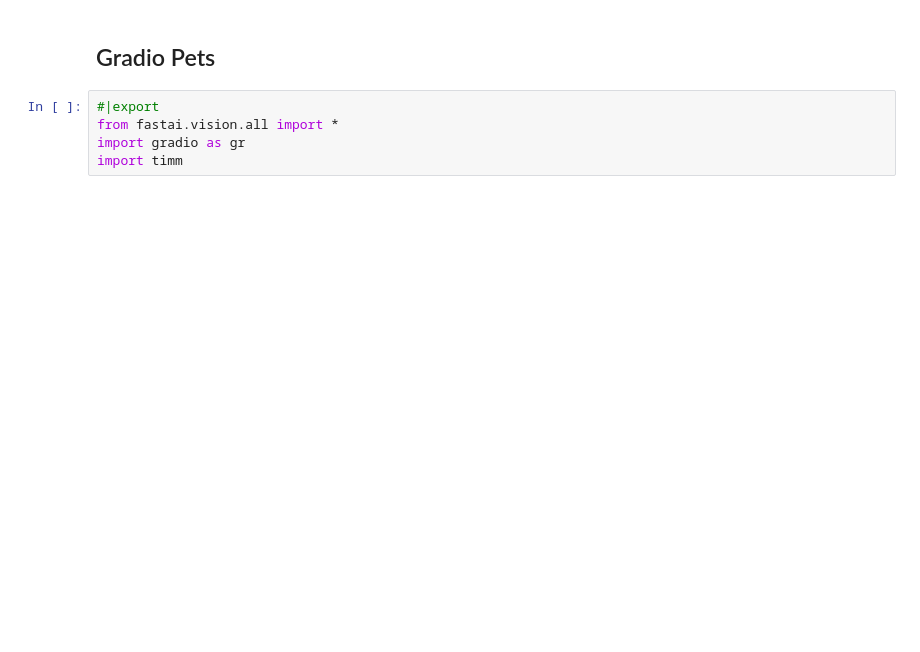
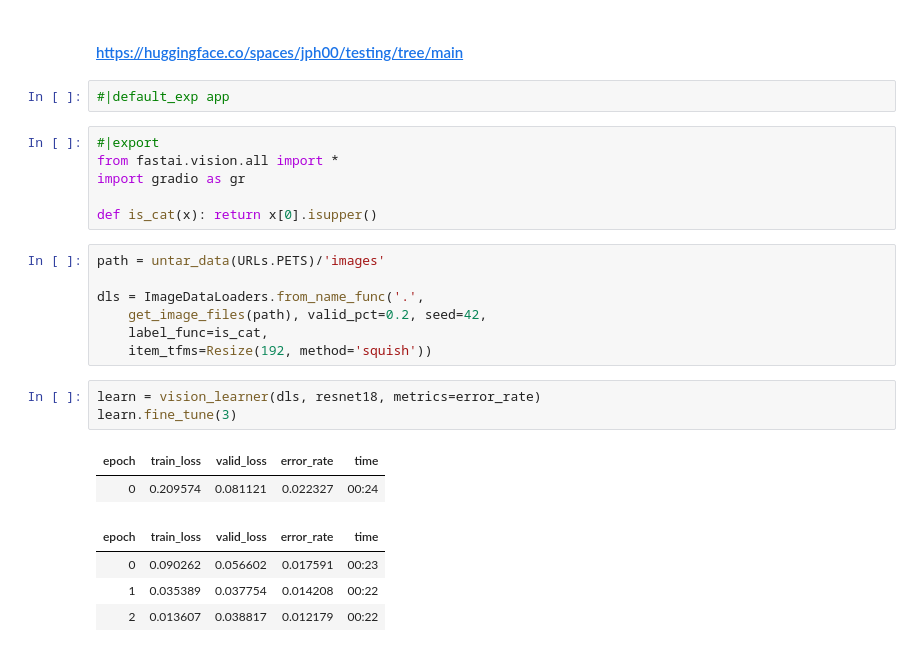
Before and after one commit to cwb4-dev/course22, a Jupyter notebook: 02.1-jph00-files-for-class/app.ipynb, the cells around one changed output. Cells and saved outputs as stored; diff of their text form; blank space fills up the shorter version.

```diff
--- a/02.1-jph00-files-for-class/app.ipynb
+++ b/02.1-jph00-files-for-class/app.ipynb
@@ -5,7 +1,27 @@
-# %% [markdown]
-## Gradio Pets
+# %% [markdown]
+#### https://huggingface.co/spaces/jph00/testing/tree/main
+# %%
+#|default_exp app
 # %%
 #|export
 from fastai.vision.all import *
 import gradio as gr
-import timm
+
+def is_cat(x): return x[0].isupper()
+# %%
+path = untar_data(URLs.PETS)/'images'
+
+dls = ImageDataLoaders.from_name_func('.',
+    get_image_files(path), valid_pct=0.2, seed=42,
+    label_func=is_cat,
+    item_tfms=Resize(192, method='squish'))
+# %%
+learn = vision_learner(dls, resnet18, metrics=error_rate)
+learn.fine_tune(3)
+# %% [output]
+| epoch | train_loss | valid_loss | error_rate | time |
+| 0 | 0.209574 | 0.081121 | 0.022327 | 00:24 |
+| epoch | train_loss | valid_loss | error_rate | time |
+| 0 | 0.090262 | 0.056602 | 0.017591 | 00:23 |
+| 1 | 0.035389 | 0.037754 | 0.014208 | 00:22 |
+| 2 | 0.013607 | 0.038817 | 0.012179 | 00:22 |
```
Also changed, not shown: parts of 18 cells of this notebook, 1 other file.
